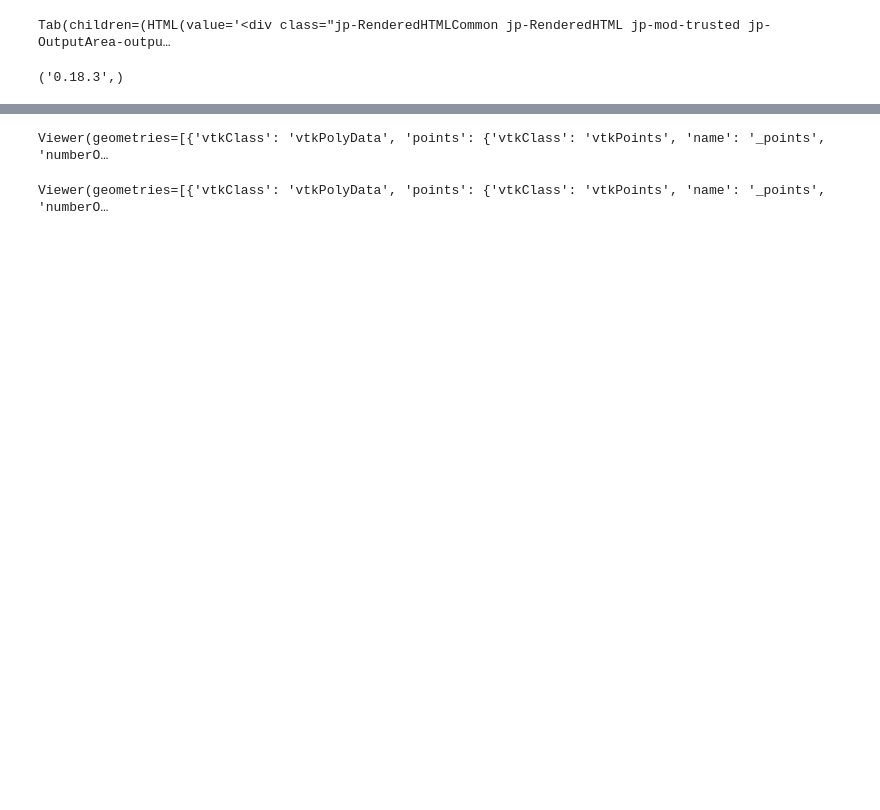
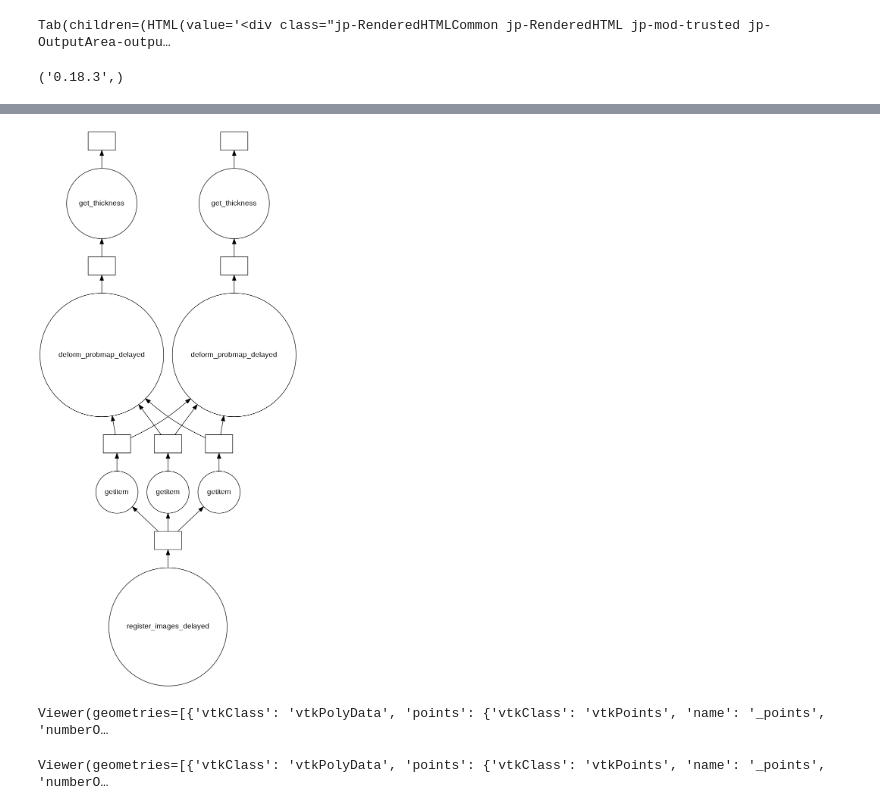
Before and after one commit to PranjalSahu/OAI_analysis_2, a Jupyter notebook: notebooks/DaskComputationCoiled.ipynb, the cells around one changed output, grey strips where cells are left out. Drawn from its saved outputs; the diff is of its cells as text; code cells hidden in the pictures; blank space fills up the shorter version.

Commit message:
Notebook with graph visualization

```diff
--- a/notebooks/DaskComputationCoiled.ipynb
+++ b/notebooks/DaskComputationCoiled.ipynb
@@ -328,3 +341,9 @@ output_result = compute(*result)
+# %%
+# Visualize Dask Computation Graph
+
+visualize(*result)
+# %% [output]
+[figure, added]
 # %%
 # Write the meshes as vtk files
 
```
Also changed, not shown: parts of 14 cells of this notebook.
